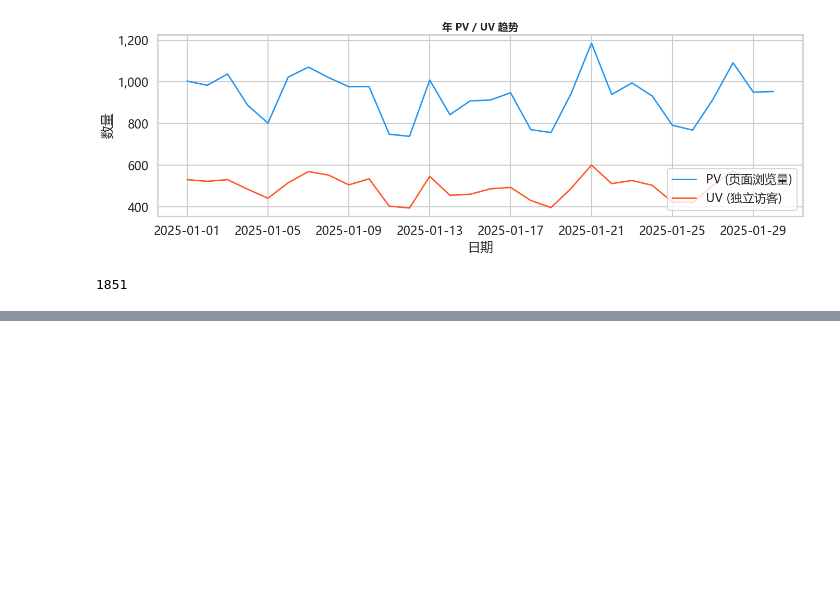
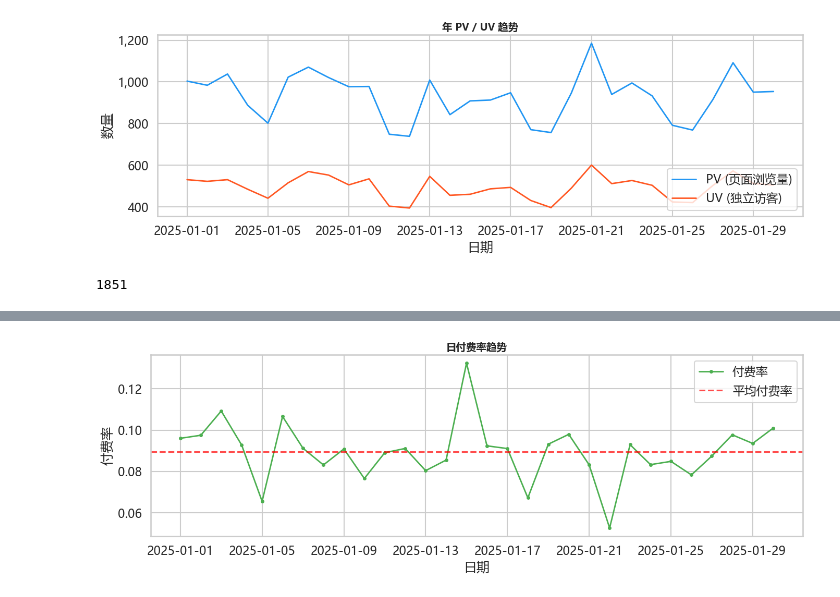
Before and after one commit to maheyun/jianli, a Jupyter notebook: 项目一：公司日常运营指标分析/复刻.ipynb, the cells around one changed output, grey strips where cells are left out. Cells and saved outputs as stored; diff of their text form; code cells hidden in the pictures; blank space fills up the shorter version.

```diff
--- a/项目一：公司日常运营指标分析/复刻.ipynb
+++ b/项目一：公司日常运营指标分析/复刻.ipynb
@@ -35,6 +35,10 @@ conn = pymysql.connect(host='localhost', user='root', password='123456', databas
 T_USER_BEHAVIOR, T_ORDERS = 'user_behavior', 'orders'
 user_behavior_df = pd.read_sql(f'SELECT * FROM {T_USER_BEHAVIOR}', conn)
 orders_df = pd.read_sql(f'SELECT * FROM {T_ORDERS}', conn)
+# 修改两站表的时间数据类型
+user_behavior_df['create_time'] = pd.to_datetime(user_behavior_df['create_time'])
+orders_df['create_time'] = pd.to_datetime(orders_df['create_time'])
+
 print(f'用户行为数据: {len(user_behavior_df):,} 条')
 print(f'订单数据:     {len(orders_df):,} 条')
 # %% [output]
@@ -116,3 +120,31 @@ plt.show()
 len(orders_df)
 # %% [output]
 1851
+# %%
+# 付费率分析绘制两个表，一个是使用user_behavior_df表会知道每一天总体的购买量的表，一个是使用order_df表中筛选下单成功的人数表
+# 之后将两张表进行合并，计算付费率
+
+# 创建总人数表
+daily_users = (user_behavior_df.groupby(user_behavior_df['create_time'].dt.date)['user_id']
+.nunique()
+.reset_index(name='total_users')
+.rename(columns={'create_time': 'date'})
+)
+print(daily_users.head())
+# 创建付费人数表，只有paid=已付款, shipped=已发货, completed=已完成 → 这些都是"有效订单"
+paid = orders_df[orders_df['order_status'].isin(['paid', 'shipped', 'completed'])]
+daily_paid = (paid.groupby(paid['create_time'].dt.date)['user_id']
+.nunique()
+.reset_index(name='paid_users')
+.rename(columns={'create_time': 'date'}))
+print(daily_paid.head())
+# 使用meager将两个表合并
+pay_rate_df = pd.merge(daily_users, daily_paid, on='date', how='left')
+pay_rate_df['paid_users'] = pay_rate_df['paid_users'].fillna(0).astype(int)
+print(pay_rate_df.head())
+pay_rate_df['payment_rate'] = pay_rate_df['paid_users'] / pay_rate_df['total_users']
+print(pay_rate_df.head())
+
+print(f'平均日付费率: {pay_rate_df["payment_rate"].mean():.2%}')
+print(f'最高付费率:   {pay_rate_df["payment_rate"].max():.2%}')
+print(f'最低付费率:   {pay_rate_df["payment_rate"].min():.2%}')
@@ -118,0 +169,14 @@ len(orders_df)
+# %%
+# 构建一个付费趋势图，添加一条平均线
+fig, ax = plt.subplots(figsize=(14, 5))
+ax.plot(pay_rate_df['date'], pay_rate_df['payment_rate'],
+        color='#4CAF50', linewidth=2, marker='o', markersize=4,label='付费率')
+ax.axhline(pay_rate_df['payment_rate'].mean(), color='red', linestyle='--', alpha=0.7, label='平均付费率')
+ax.set_title('日付费率趋势', fontweight='bold', fontsize=14)
+ax.legend()
+ax.set_xlabel('日期')
+ax.set_ylabel('付费率')
+plt.tight_layout()
+plt.show()
+# %% [output]
+[figure, added]
```
Also changed, not shown: parts of 6 cells of this notebook, 34 other files.
